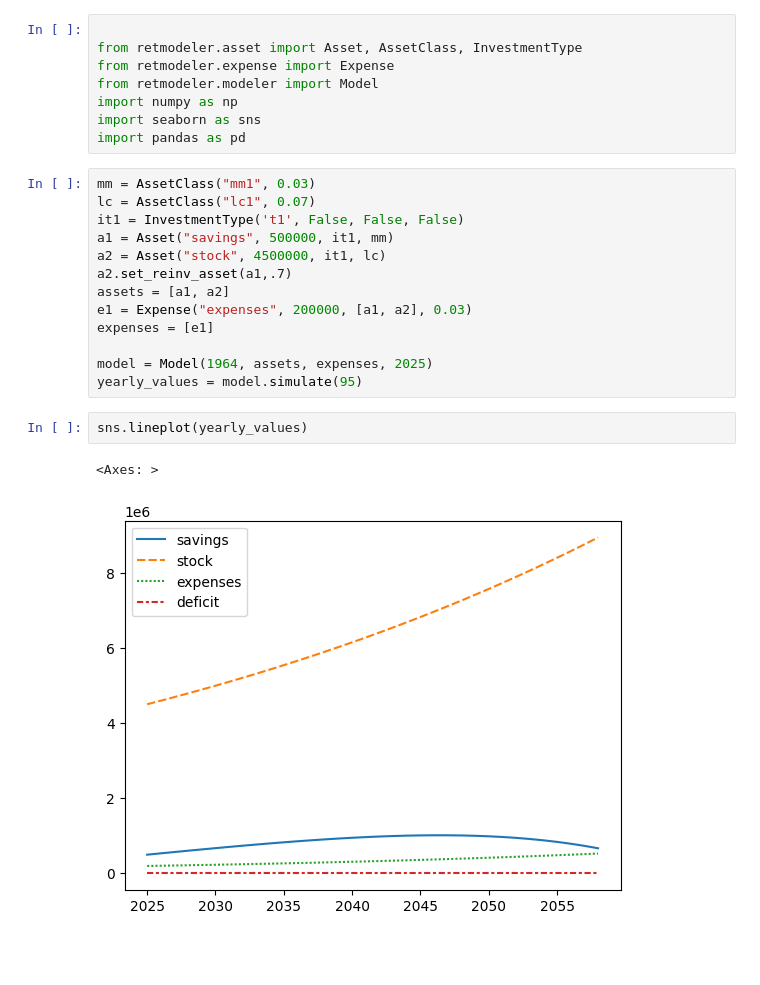
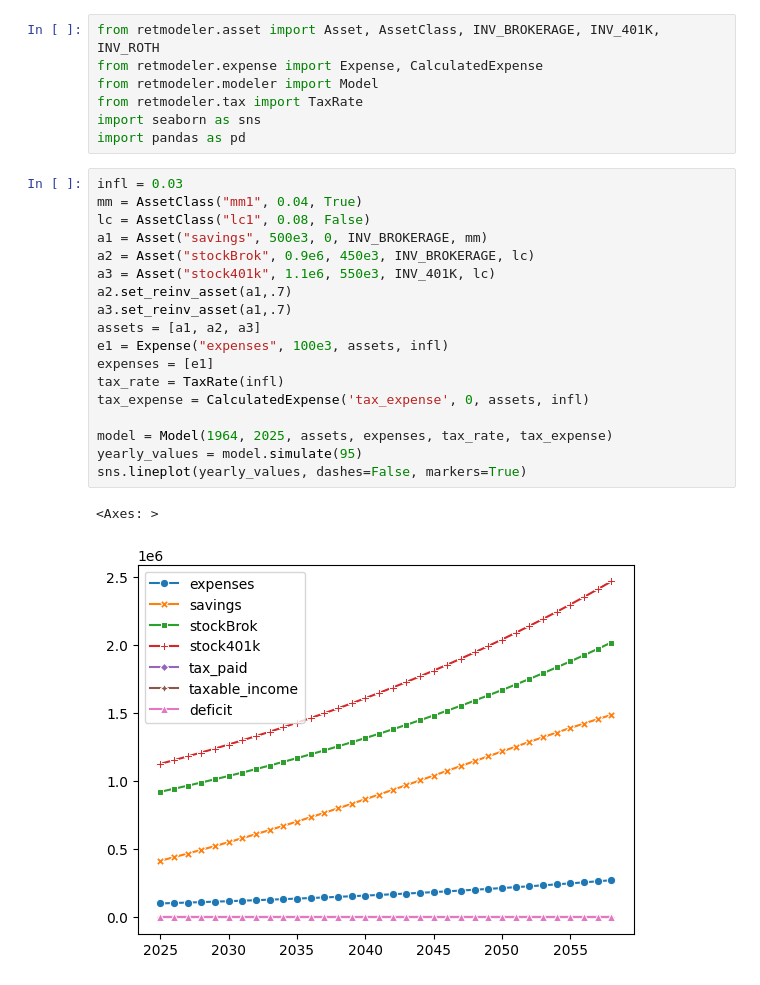
Before and after one commit to bagchisu/retmodeler, a Jupyter notebook: test.ipynb, the cells around one changed output. Cells and saved outputs as stored; diff of their text form; blank space fills up the shorter version.

```diff
--- a/test.ipynb
+++ b/test.ipynb
@@ -1,29 +1,31 @@
 # %%
-
-from retmodeler.asset import Asset, AssetClass, InvestmentType
-from retmodeler.expense import Expense
+from retmodeler.asset import Asset, AssetClass, INV_BROKERAGE, INV_401K, INV_ROTH
+from retmodeler.expense import Expense, CalculatedExpense
 from retmodeler.modeler import Model
-import numpy as np
+from retmodeler.tax import TaxRate
 import seaborn as sns
 import pandas as pd
 # %%
-mm = AssetClass("mm1", 0.03)
-lc = AssetClass("lc1", 0.07)
-it1 = InvestmentType('t1', False, False, False)
-a1 = Asset("savings", 500000, it1, mm)
-a2 = Asset("stock", 4500000, it1, lc)
+infl = 0.03
+mm = AssetClass("mm1", 0.04, True)
+lc = AssetClass("lc1", 0.08, False)
+a1 = Asset("savings", 500e3, 0, INV_BROKERAGE, mm)
+a2 = Asset("stockBrok", 0.9e6, 450e3, INV_BROKERAGE, lc)
+a3 = Asset("stock401k", 1.1e6, 550e3, INV_401K, lc)
 a2.set_reinv_asset(a1,.7)
-assets = [a1, a2]
-e1 = Expense("expenses", 200000, [a1, a2], 0.03)
+a3.set_reinv_asset(a1,.7)
+assets = [a1, a2, a3]
+e1 = Expense("expenses", 100e3, assets, infl)
 expenses = [e1]
+tax_rate = TaxRate(infl)
+tax_expense = CalculatedExpense('tax_expense', 0, assets, infl)
 
-model = Model(1964, assets, expenses, 2025)
+model = Model(1964, 2025, assets, expenses, tax_rate, tax_expense)
 yearly_values = model.simulate(95)
+sns.lineplot(yearly_values, dashes=False, markers=True)
+# %% [output]
+<Axes: >
+[figure, added]
-# %%
-sns.lineplot(yearly_values)
-# %% [output]
-<Axes: >
-[figure, removed]
 # %%
 yearly_values
 # %% [output]
```
Also changed, not shown: parts of 1 cell of this notebook, 5 other files.
